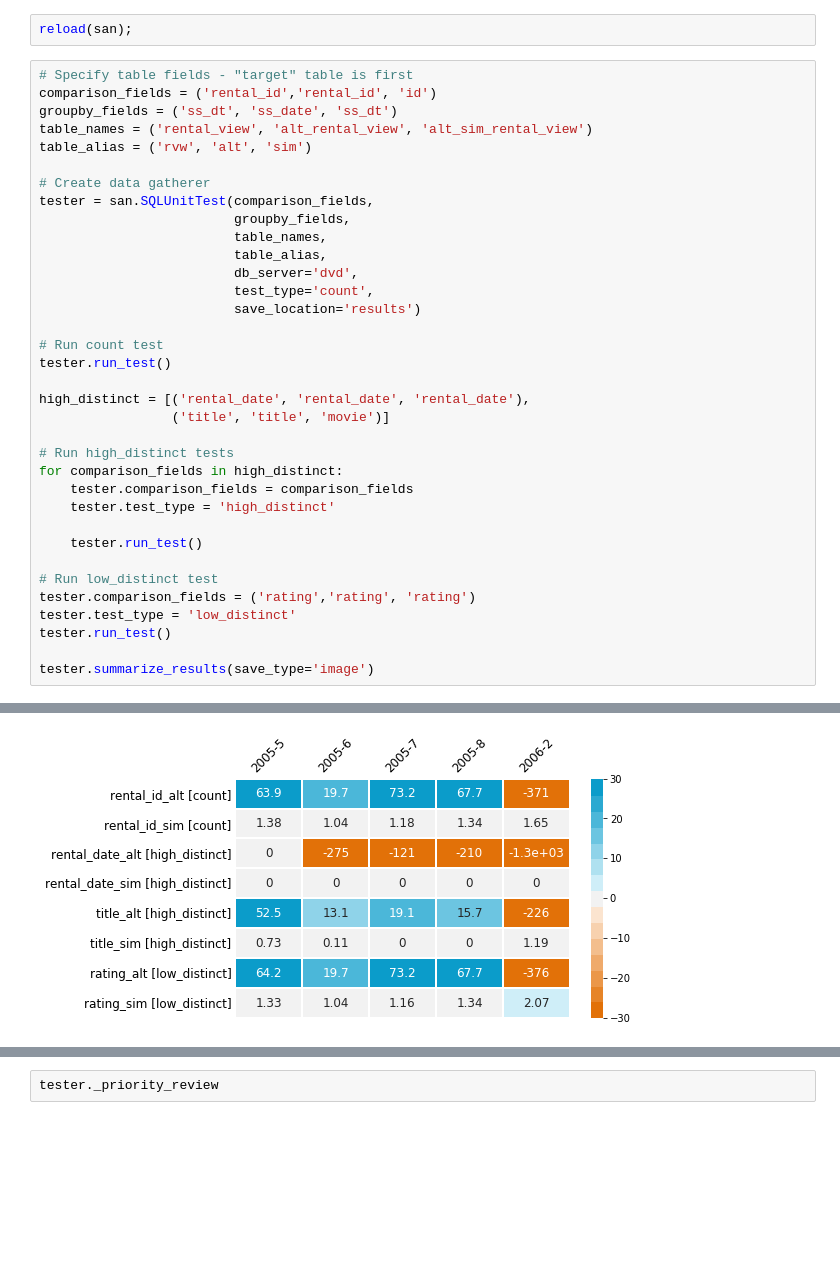
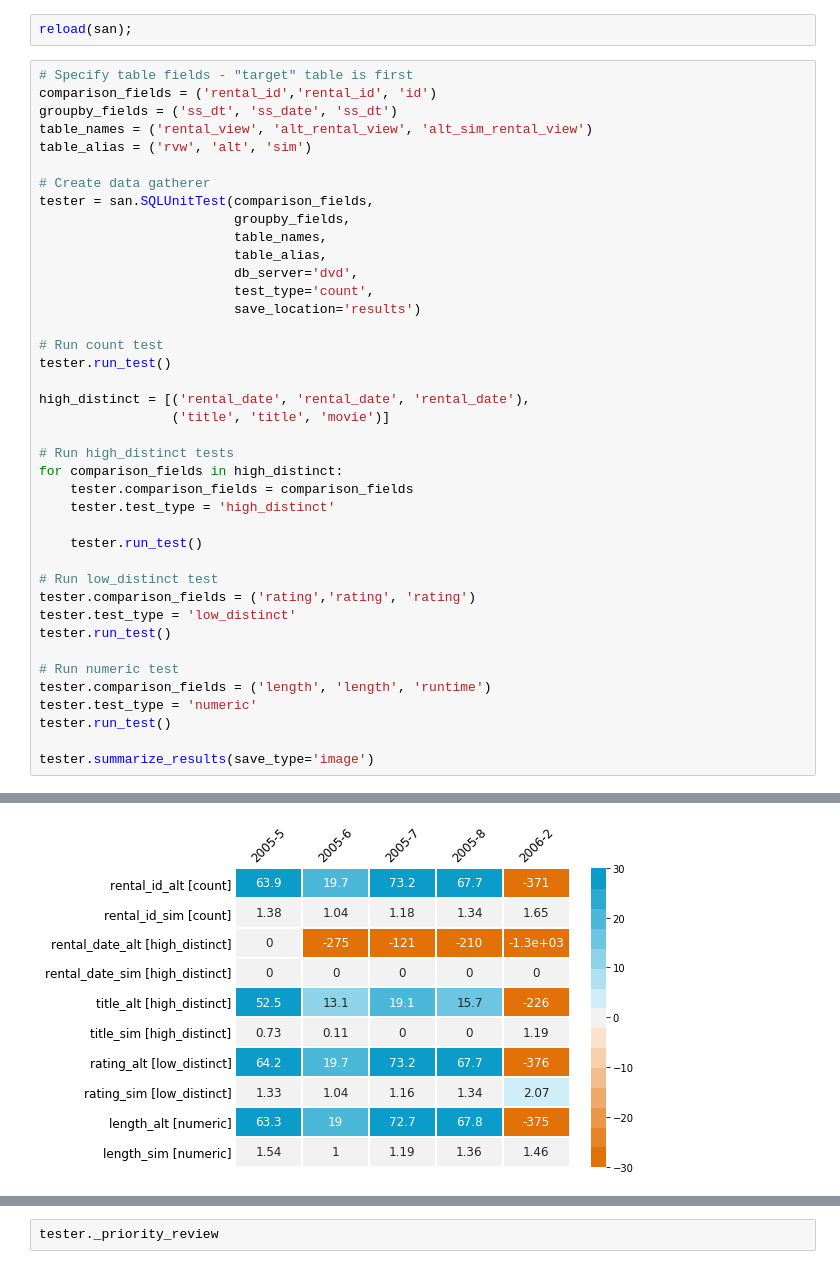
Before and after one commit to rebeccaebarnes/sql_analysis, a Jupyter notebook: sql_analysis_development.ipynb, the cells around one changed output, grey strips where cells are left out. Saved outputs shown, nothing was run; the diff lists cells and outputs as text; blank space fills up the shorter version.

Commit message:
TST: Test compare_tables functionality

```diff
--- a/sql_analysis_development.ipynb
+++ b/sql_analysis_development.ipynb
@@ -326,6 +327,11 @@ tester.comparison_fields = ('rating','rating', 'rating')
 tester.test_type = 'low_distinct'
 tester.run_test()
 
+# Run numeric test
+tester.comparison_fields = ('length', 'length', 'runtime')
+tester.test_type = 'numeric'
+tester.run_test()
+
 tester.summarize_results(save_type='image')
 # %% [output]
 Commencing count test for rental_id...
@@ -348,4 +354,4 @@ Test for rating complete.
-[figure, old version]
+[figure, new version]
 | ss_dt | 2005-5 | 2005-6 | 2005-7 | 2005-8 | 2006-2 |
 | rental_id_alt [count] | 63.93 | 19.690 | 73.24 | 67.730 | -370.880 |
 | rental_id_sim [count] | 1.38 | 1.040 | 1.18 | 1.340 | 1.650 |
```
Also changed, not shown: parts of 7 cells of this notebook.
